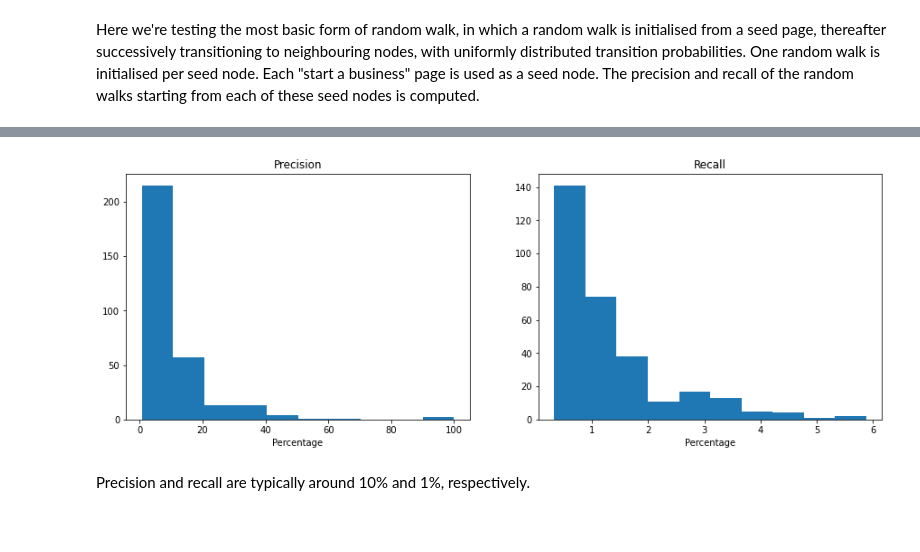
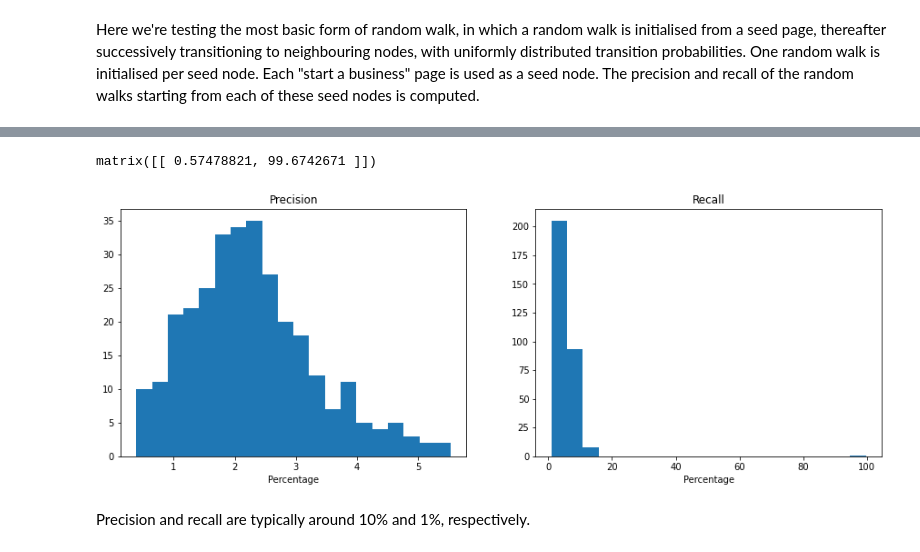
Before and after one commit to alphagov/govuk-wuj-network-analysis, a Jupyter notebook: notebooks/WUJ Community Detection.ipynb, the cells around one changed output, grey strips where cells are left out. Drawn from its saved outputs; the diff is of its cells as text; code cells hidden in the pictures; blank space fills up the shorter version.

Commit message:
more documentation and directed users to G Drive data folder

```diff
--- a/notebooks/WUJ Community Detection.ipynb
+++ b/notebooks/WUJ Community Detection.ipynb
@@ -237,3 +98,12 @@ def random_walk_T(T, G, steps, seed, nodeData=False):
+# %%
+# get networkx graph
+G = nx.read_gpickle("../data/processed/5_hits_per_contentID_graph.gpickle").to_undirected()
+
+# get SaB pages
+sab_pages = pd.read_csv("../data/processed/sab_pages.csv").pagePath.tolist()
+
+# get adjacency matrix of G
+A = nx.adj_matrix(G, weight=None)
 # %% [markdown]
 ## Naive random walk
 # %% [markdown]
@@ -241,25 +158,29 @@ Here we're testing the most basic form of random walk, in which a random walk is
+# %%
+scores[np.argmax(scores[:,1])]
+# %% [output]
+matrix([[ 0.57478821, 99.6742671 ]])
 # %%
 precisions = []
 recalls = []
 
 # number of steps to take in random walk
 N = 1000
 
 for sab_page in tqdm(sab_pages):
-    pred = getSlugs(G.subgraph(random_walk(A, G, N, sab_page)))
-    p, r = evaluate(sab_pages, pred)
+    pred = rw.walk_get_slugs(A, G, N, sab_page, proba=False)
+    p, r = rw.evaluate(sab_pages, pred)
     precisions.append(p)
     recalls.append(r)
 
 fig, ax = plt.subplots(1, 2, figsize=(15,5))
-ax[0].hist(precisions);
+ax[0].hist(precisions, bins=20);
 ax[0].set_title("Precision");
 ax[0].set_xlabel("Percentage");
-ax[1].hist(recalls);
+ax[1].hist(recalls, bins=20);
 ax[1].set_title("Recall");
 ax[1].set_xlabel("Percentage");
 # %% [output]
-[figure, old version]
+[figure, new version]
 # %% [markdown]
 Precision and recall are typically around 10% and 1%, respectively.
 # %% [markdown]
```
Also changed, not shown: parts of 14 cells of this notebook, 4 other files.
